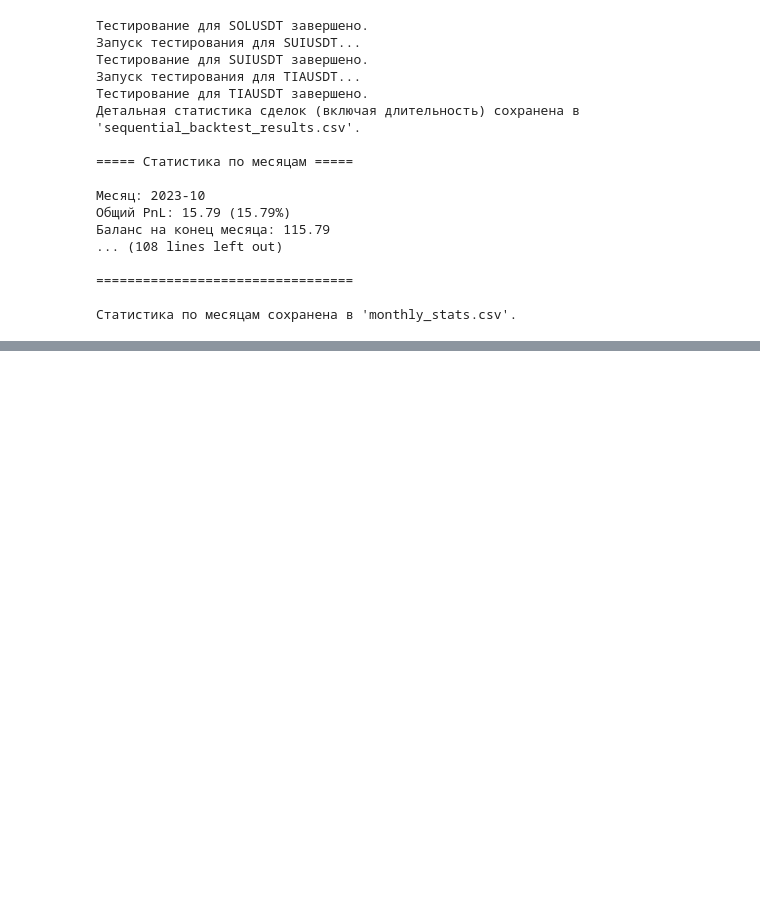
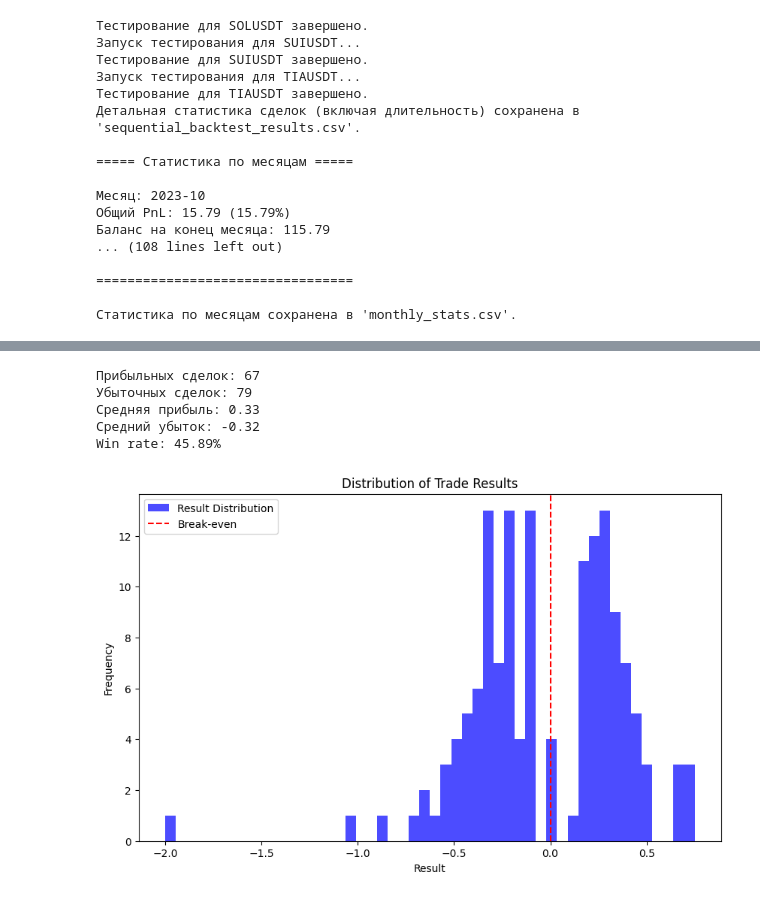
Before and after one commit to dkalenov/backtesting, a Jupyter notebook: sloping_final_backtest.ipynb, the cells around one changed output, grey strips where cells are left out. Drawn from its saved outputs; the diff is of its cells as text; code cells hidden in the pictures; blank space fills up the shorter version.

```diff
--- a/sloping_final_backtest.ipynb
+++ b/sloping_final_backtest.ipynb
@@ -5585,0 +6455,6 @@ run_combined_backtest_with_analysis(coins_config, start_date, end_date, initial_
+# %%
+import pandas as pd
+
+data = pd.read_csv('trades.csv')
+df = data.copy()
+df.head()
@@ -5585,0 +6468,37 @@ run_combined_backtest_with_analysis(coins_config, start_date, end_date, initial_
+# %%
+# Разделяем прибыльные и убыточные сделки
+profitable_trades = df[df['result'] > 0]
+losing_trades = df[df['result'] <= 0]
+
+# Считаем среднюю прибыль/убыток
+average_profit = profitable_trades['result'].mean()
+average_loss = losing_trades['result'].mean()
+
+# Доля прибыльных сделок
+win_rate = len(profitable_trades) / len(df)
+
+print("Прибыльных сделок:", len(profitable_trades))
+print("Убыточных сделок:", len(losing_trades))
+print(f"Средняя прибыль: {average_profit:.2f}")
+print(f"Средний убыток: {average_loss:.2f}")
+print(f"Win rate: {win_rate:.2%}")
+# %% [output]
+Прибыльных сделок: 67
+Убыточных сделок: 79
+Средняя прибыль: 0.33
+Средний убыток: -0.32
+Win rate: 45.89%
+# %%
+import matplotlib.pyplot as plt
+
+# Гистограмма результатов
+plt.figure(figsize=(10, 6))
+plt.hist(df['result'], bins=50, color='blue', alpha=0.7, label='Result Distribution')
+plt.axvline(0, color='red', linestyle='--', label='Break-even')
+plt.xlabel('Result')
+plt.ylabel('Frequency')
+plt.title('Distribution of Trade Results')
+plt.legend()
+plt.show()
+# %% [output]
+[figure, added]
```
Also changed, not shown: parts of 67 cells of this notebook.
